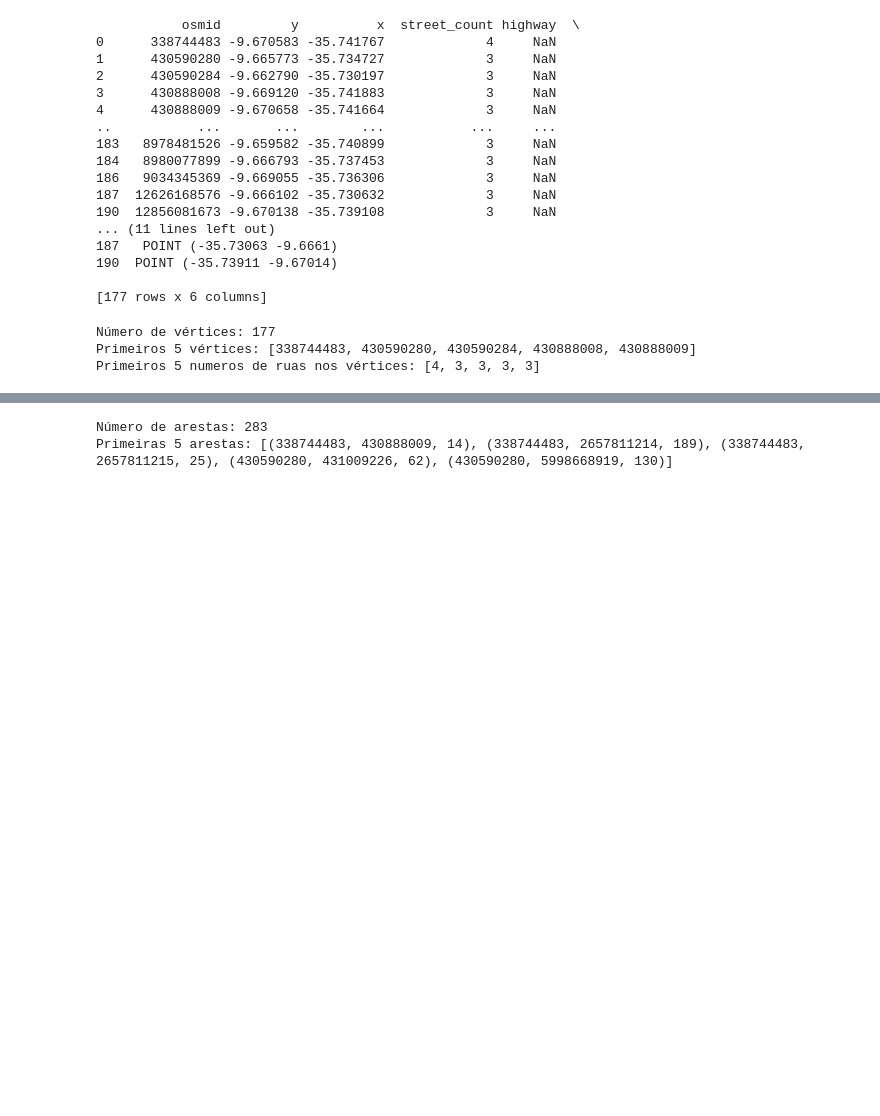
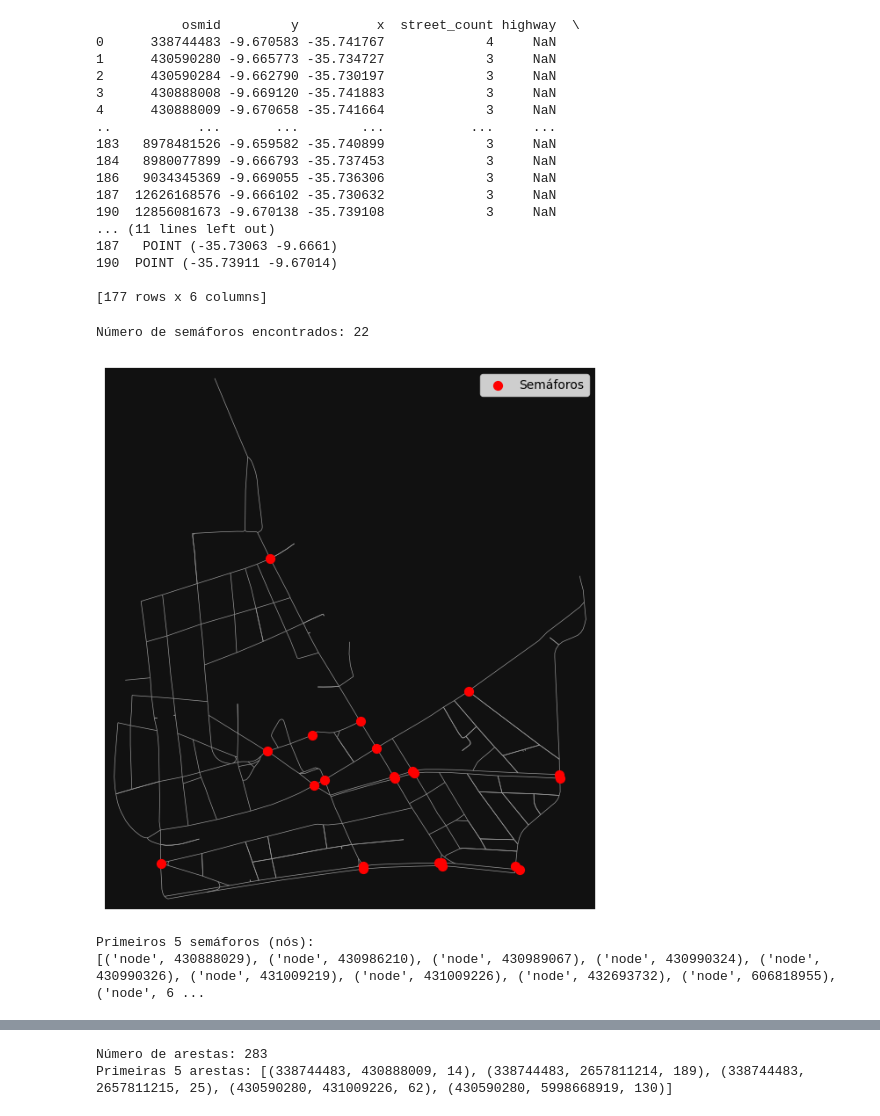
Before and after one commit to Viihtorugo/cc-pesquisa-operacional-2024.2, a Jupyter notebook: artigo/src/create_data.ipynb, the cells around one changed output, grey strips where cells are left out. Drawn from its saved outputs; the diff is of its cells as text; code cells hidden in the pictures; blank space fills up the shorter version.

```diff
--- a/artigo/src/create_data.ipynb
+++ b/artigo/src/create_data.ipynb
@@ -94,17 +96,6 @@ print(nodes_df)
 190  POINT (-35.73911 -9.67014)
 
 [177 rows x 6 columns]
-# %%
-vertices = list(nodes_df["osmid"])
-num_streets = list(nodes_df["street_count"])
-
-print("Número de vértices:", len(vertices))
-print("Primeiros 5 vértices:", vertices[:5])
-print("Primeiros 5 numeros de ruas nos vértices:", num_streets[:5])
-# %% [output]
-Número de vértices: 177
-Primeiros 5 vértices: [338744483, 430590280, 430590284, 430888008, 430888009]
-Primeiros 5 numeros de ruas nos vértices: [4, 3, 3, 3, 3]
 # %%
 def get_index_list(arr: list, value):
 
@@ -113,3 +104,28 @@ def get_index_list(arr: list, value):
             return i
 
     return -1
+# %%
+tags_semaforos = {"highway": "traffic_signals"}
+semaforos_nodes = ox.features_from_place(cidade, tags_semaforos)
+
+print("Número de semáforos encontrados:", len(semaforos_nodes))
+
+fig, ax = ox.plot_graph(grafo, show=False, close=False,
+                        edge_color='#999999', edge_linewidth=0.5, node_size=0)
+
+if not semaforos_nodes.empty:
+    semaforos_x = semaforos_nodes.geometry.x
+    semaforos_y = semaforos_nodes.geometry.y
+
+    ax.scatter(semaforos_x, semaforos_y, c='red', s=50, marker='o', zorder=5, label='Semáforos')
+    ax.legend() # Adiciona a legenda
+# %% [output]
+Número de semáforos encontrados: 22
+[figure, added]
+# %%
+if not semaforos_nodes.empty:
+    print("\nPrimeiros 5 semáforos (nós):")
+    print(list(semaforos_nodes.index))
+# %% [output]
+Primeiros 5 semáforos (nós):
+[('node', 430888029), ('node', 430986210), ('node', 430989067), ('node', 430990324), ('node', 430990326), ('node', 431009219), ('node', 431009226), ('node', 432693732), ('node', 606818955), ('node', 6 ...
```
Also changed, not shown: parts of 17 cells of this notebook, 16 other files.
